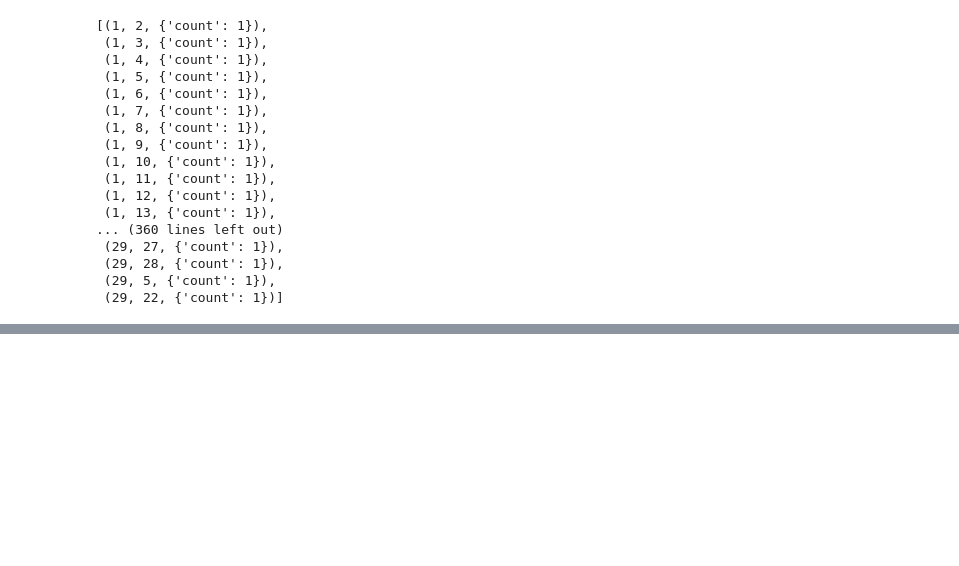
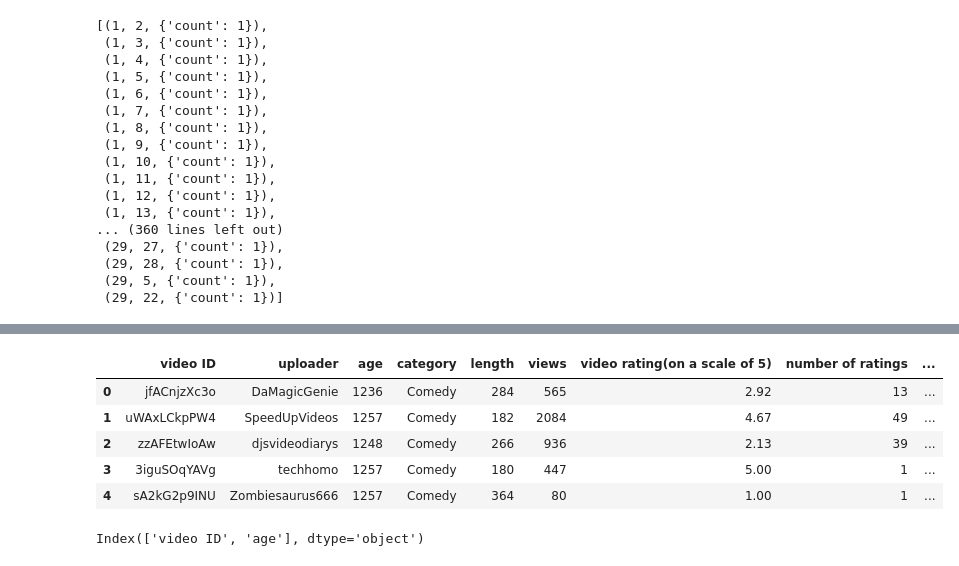
Before and after one commit to SubhankarGhosh/NetworkX, a Jupyter notebook: Paper.ipynb, the cells around one changed output, grey strips where cells are left out. Saved outputs shown, nothing was run; the diff lists cells and outputs as text; code cells hidden in the pictures; blank space fills up the shorter version.

Commit message:
import to pandas dataframe

```diff
--- a/Paper.ipynb
+++ b/Paper.ipynb
@@ -416,0 +353,16 @@ plt.savefig('images/paper2.jpg', dpi=300)
+# %%
+import pandas as pd
+import numpy as np
+df = pd.read_excel("Video_Prop.xlsx")
+df.head()
+# %% [output]
+|  | video ID | uploader | age | category | length | views | video rating(on a scale of 5) | number of ratings | ... |
+| 0 | jfACnjzXc3o | DaMagicGenie | 1236 | Comedy | 284 | 565 | 2.92 | 13 | ... |
+| 1 | uWAxLCkpPW4 | SpeedUpVideos | 1257 | Comedy | 182 | 2084 | 4.67 | 49 | ... |
+| 2 | zzAFEtwIoAw | djsvideodiarys | 1248 | Comedy | 266 | 936 | 2.13 | 39 | ... |
+| 3 | 3iguSOqYAVg | techhomo | 1257 | Comedy | 180 | 447 | 5.00 | 1 | ... |
+| 4 | sA2kG2p9INU | Zombiesaurus666 | 1257 | Comedy | 364 | 80 | 1.00 | 1 | ... |
+# %%
+df.columns[[0, 2]]
+# %% [output]
+Index(['video ID', 'age'], dtype='object')
```
Also changed, not shown: parts of 18 cells of this notebook, 1 other file.
